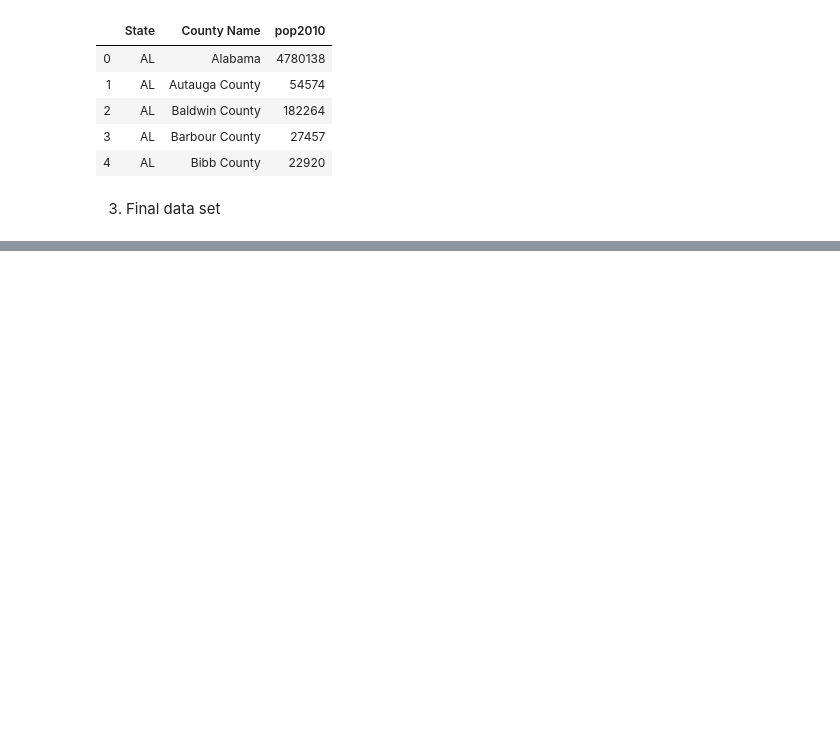
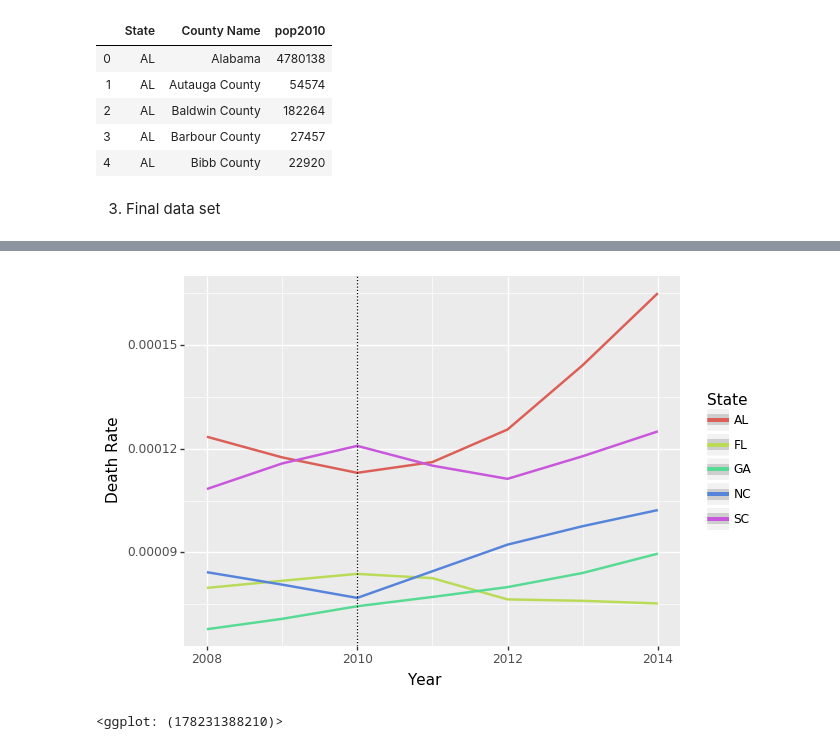
Before and after one commit to VishaalVenkatesh/estimating-impact-of-opioid-prescriptions, a Jupyter notebook: 10_code/overdose/IDS690_Project_Overdose_Death.ipynb, the cells around one changed output, grey strips where cells are left out. Cells and saved outputs as stored; diff of their text form; code cells hidden in the pictures; blank space fills up the shorter version.

Commit message:
final code with plots

```diff
--- a/10_code/overdose/IDS690_Project_Overdose_Death.ipynb
+++ b/10_code/overdose/IDS690_Project_Overdose_Death.ipynb
@@ -161,0 +154,3 @@ df_final.head()
+# %%
+# add Death Rate by State
+df_final_2['Death Rate']=df_final_2['Deaths']/df_final_2['pop2010']
@@ -161,0 +166,3 @@ df_final.head()
+# %%
+# select FL and four adjacent States
+df_sel1=df_final_2[(df_final_2['State']=='FL') | (df_final_2['State']=='SC') | (df_final_2['State']=='AL') |(df_final_2['State']=='GA') | (df_final_2['State']=='NC') ]
@@ -161,0 +178,6 @@ df_final.head()
+# %%
+fig=(ggplot(aes(x='Year', y='Death Rate', group = 'State', color = 'State') , data = df_sel1) + geom_smooth()  + geom_vline(xintercept=2010, linetype = "dotted") + xlim(2008, 2014))
+fig
+# %% [output]
+[figure, added]
+<ggplot: (178231388210)>
```
Also changed, not shown: parts of 25 cells of this notebook, 1 other file.
